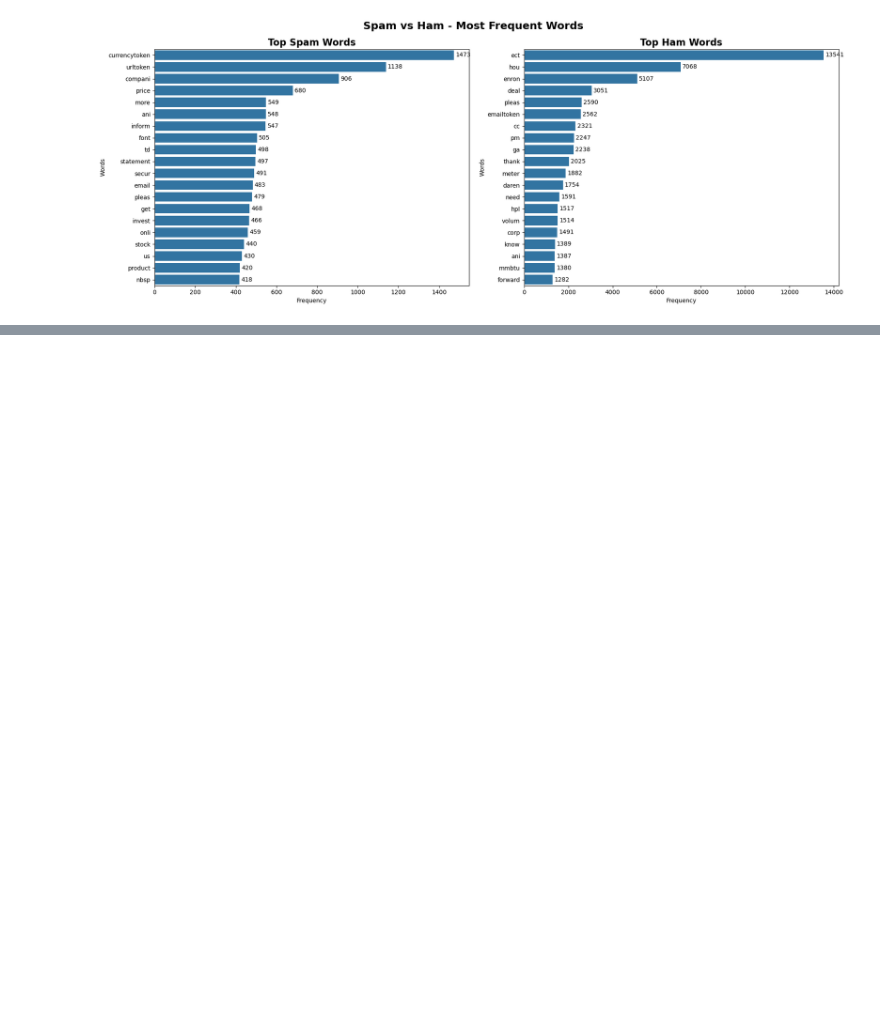
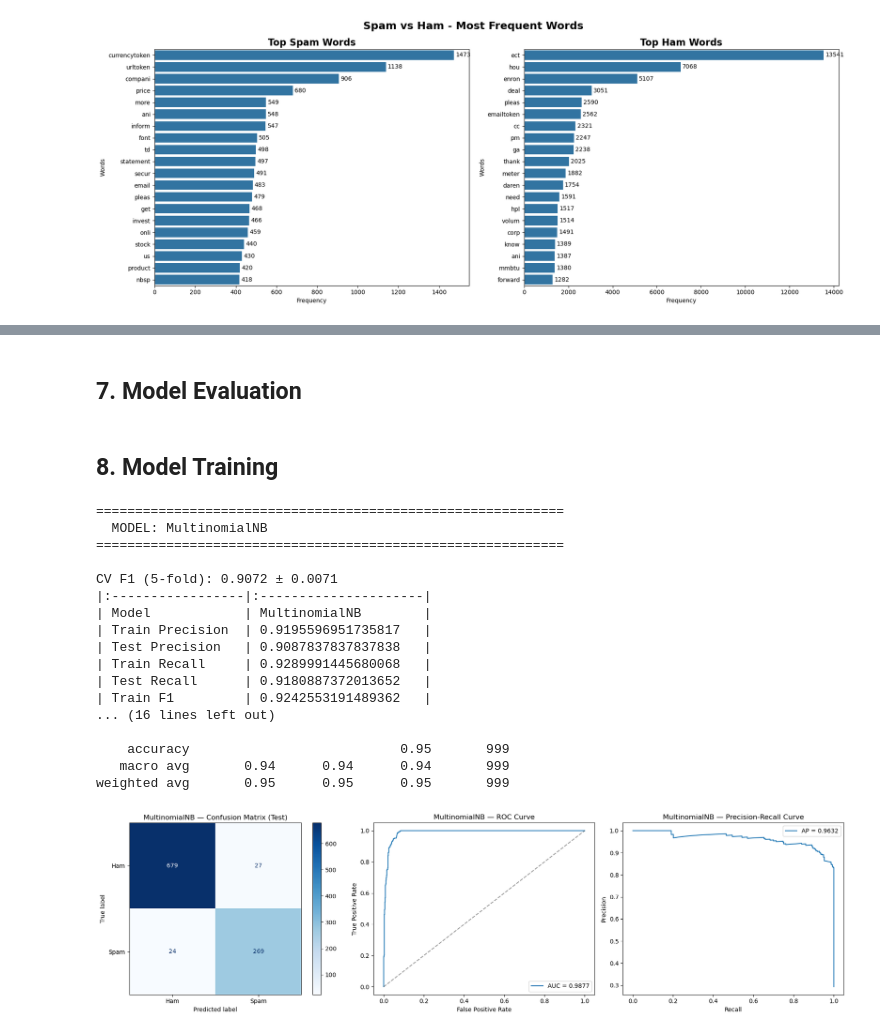
Before and after one commit to SagarBhadra01/ML_Models, a Jupyter notebook: EmailSpamDetector_MLmodel/EmailSpamDetectModel.ipynb, the cells around one changed output, grey strips where cells are left out. Cells and saved outputs as stored; diff of their text form; code cells hidden in the pictures; blank space fills up the shorter version.

```diff
--- a/EmailSpamDetector_MLmodel/EmailSpamDetectModel.ipynb
+++ b/EmailSpamDetector_MLmodel/EmailSpamDetectModel.ipynb
@@ -673 +659,3 @@ Test  class distribution:
 {0: 706, 1: 293}
+# %% [markdown]
+## 7. Model Evaluation
@@ -673,0 +788,25 @@ Test  class distribution:
+# %% [markdown]
+## 8. Model Training
+# %%
+multinomial_nb = MultinomialNB()
+metrics_nb = evaluate_model(
+    multinomial_nb, X_train, X_test, y_train, y_test, feature_names=feature_names, model_name='MultinomialNB', cv_folds=5, show_plots=True, top_n_features=20)
+# %% [output]
+============================================================
+  MODEL: MultinomialNB
+============================================================
+
+CV F1 (5-fold): 0.9072 ± 0.0071
+|:-----------------|:---------------------|
+| Model            | MultinomialNB        |
+| Train Precision  | 0.9195596951735817   |
+| Test Precision   | 0.9087837837837838   |
+| Train Recall     | 0.9289991445680068   |
+| Test Recall      | 0.9180887372013652   |
+| Train F1         | 0.9242553191489362   |
+... (16 lines left out)
+
+    accuracy                           0.95       999
+   macro avg       0.94      0.94      0.94       999
+weighted avg       0.95      0.95      0.95       999
+[figure, added]
```
Also changed, not shown: parts of 20 cells of this notebook.
